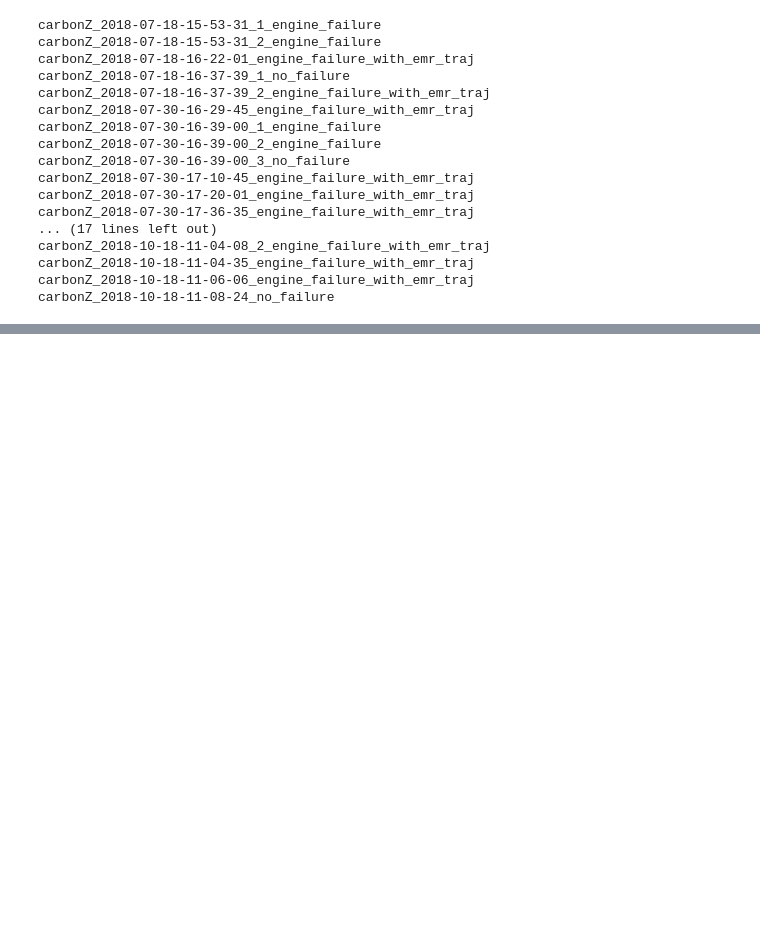
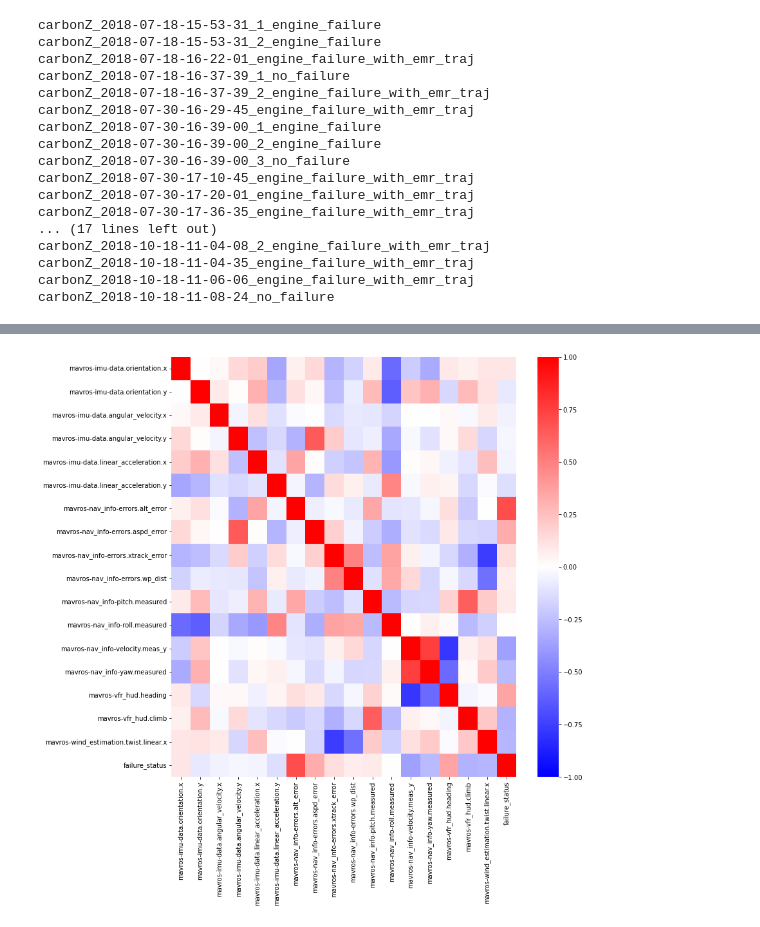
Before and after one commit to shamilnabiyev/alfa-uav-fault-detection, a Jupyter notebook: data-processing.ipynb, the cells around one changed output, grey strips where cells are left out. Cells and saved outputs as stored; diff of their text form; code cells hidden in the pictures; blank space fills up the shorter version.

```diff
--- a/data-processing.ipynb
+++ b/data-processing.ipynb
@@ -198,0 +283,7 @@ with open(os.path.join("data", "df_dict.pkl"), 'rb') as f:
+# %%
+fig1 = plt.figure(figsize=(12, 12))
+corr = df_1.corr(method="pearson")
+sns.heatmap(corr, vmin=-1.0, vmax=1.0, cmap="bwr")
+plt.show()
+# %% [output]
+[figure, added]
```
Also changed, not shown: parts of 26 cells of this notebook.
